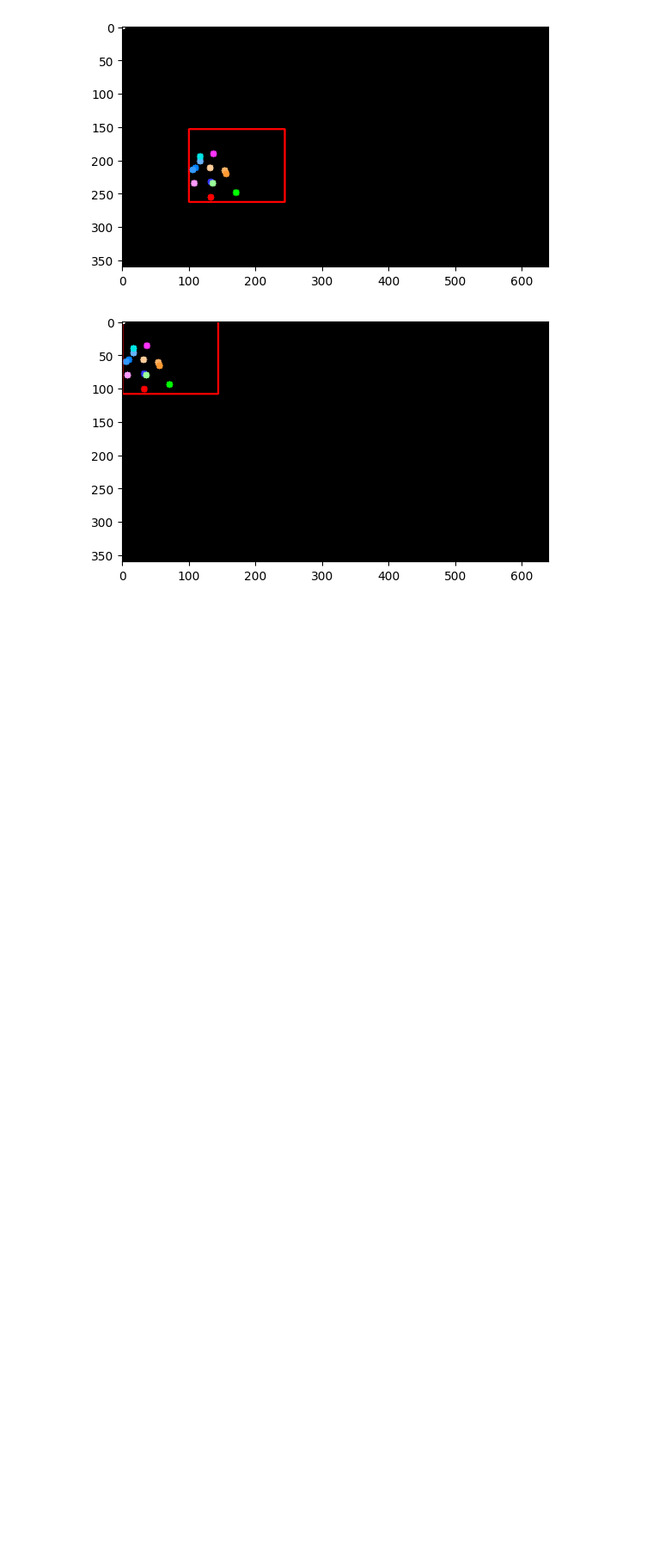
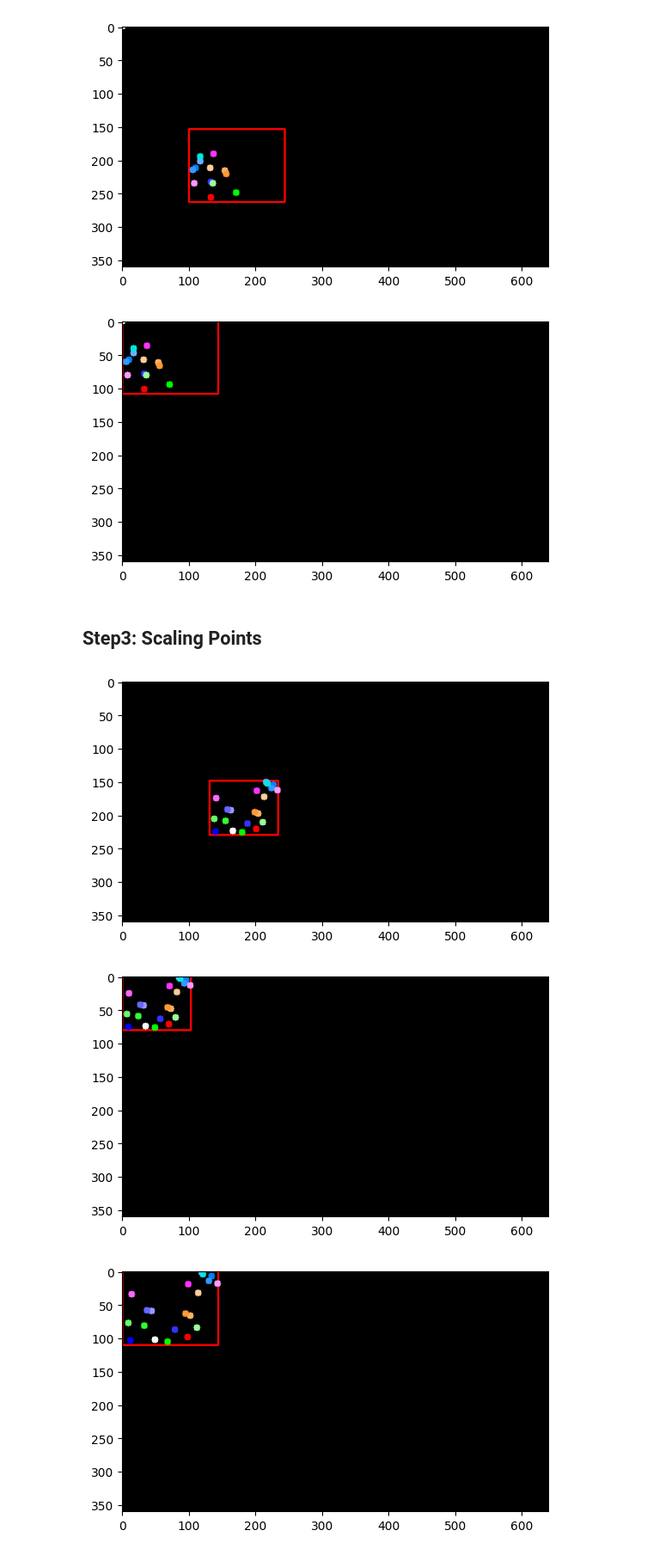
Before and after one commit to syedfaiqueali/Kaggle-Notebooks, a Jupyter notebook: horse-ride-time-series-analysis.ipynb, the cells around one changed output. Shown at 86% size. Saved outputs shown, nothing was run; the diff lists cells and outputs as text; code cells hidden in the pictures; blank space fills up the shorter version.

```diff
--- a/horse-ride-time-series-analysis.ipynb
+++ b/horse-ride-time-series-analysis.ipynb
@@ -219,3 +202,5 @@ plt_frame_points(shifted_df.iloc[23])
 # %% [output]
 [figure]
 [figure]
+# %% [markdown]
+## Step3: Scaling Points
@@ -222 +226,42 @@ plt_frame_points(shifted_df.iloc[23])
+# %%
+largest_width = df.loc[df['width'].idxmax()]["width"]
+largest_height = df.loc[df['height'].idxmax()]["height"]
+
+# Step 1: Make a copy for 'scaled_df'
+scaled_df = shifted_df.copy()
+
+# Step 2: Loop through each row and perform the shifting operations
+for idx, test_row in scaled_df.iterrows():
+
+    # Step3: Calculate the scale ratio
+    current_width = int(test_row["width"])
+    current_height = int(test_row["height"])
+    ratio_width, ratio_height = get_scale_ratio((current_width, current_height), (largest_width, largest_height))
+    scaled_df.at[idx, 'width'] = int(current_width * ratio_width)
+    scaled_df.at[idx, 'height'] = int(current_height * ratio_height)
+
+    # Step4: Update bbox values
+    x_min, y_min, x_max, y_max = test_row.bbox
+    new_x_min = int(x_min * ratio_width)
+    new_y_min = int(y_min * ratio_height)
+    new_x_max = int(x_max * ratio_width)
+    new_y_max = int(y_max * ratio_height)
+    scaled_df.at[idx, 'bbox'] = (new_x_min, new_y_min, new_x_max, new_y_max)
+
+    # Step5: Iterate pose points
+    for col_name in test_row.index[2:-2]:
+        # If the column has pixel points (non-null)
+        if pd.notnull(test_row[col_name]):
+            x, y = test_row[col_name]
+            updated_x, updated_y = (int(x * ratio_width), int(y * ratio_height))
+            scaled_df.at[idx, col_name] = (updated_x, updated_y)
+# %%
+idx = 1
+plt_frame_points(df.iloc[idx])
+plt_frame_points(shifted_df.iloc[idx])
+plt_frame_points(scaled_df.iloc[idx])
+# %% [output]
+[figure, added]
+[figure, added]
+[figure, added]
 # %% [markdown]
```
Also changed, not shown: parts of 9 cells of this notebook.
